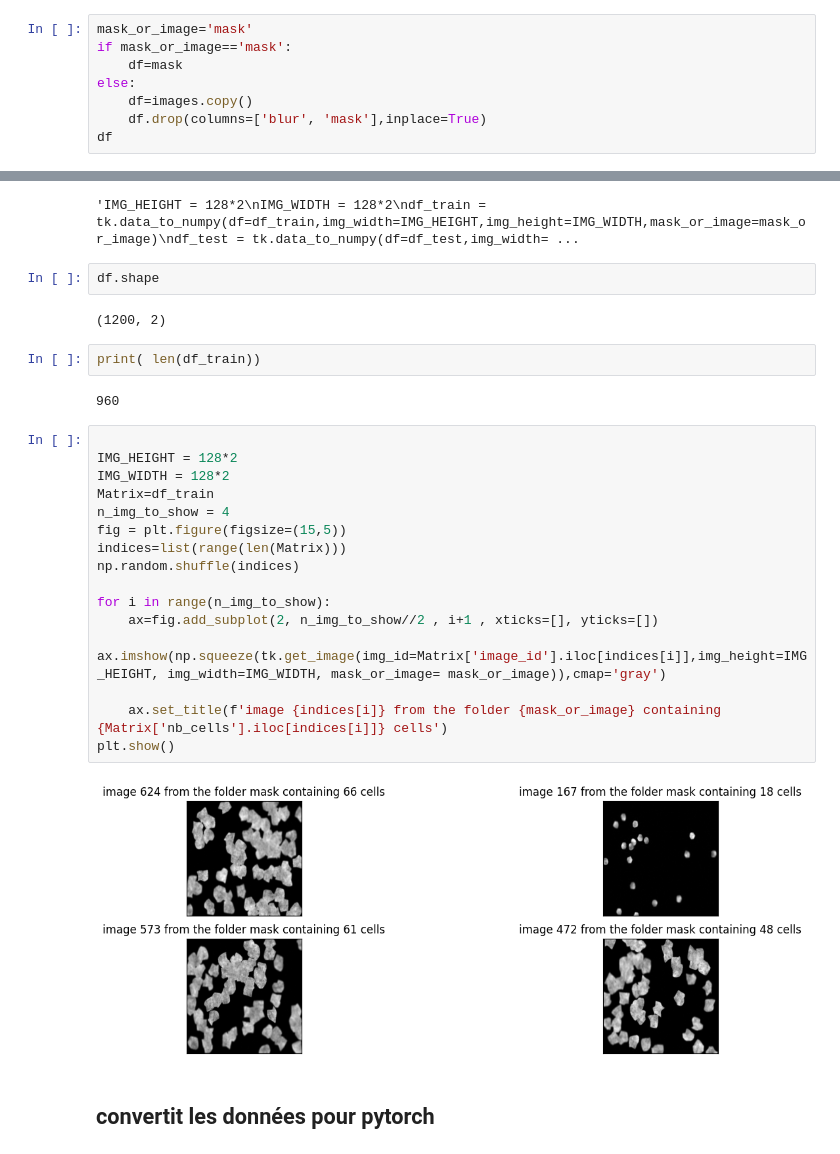
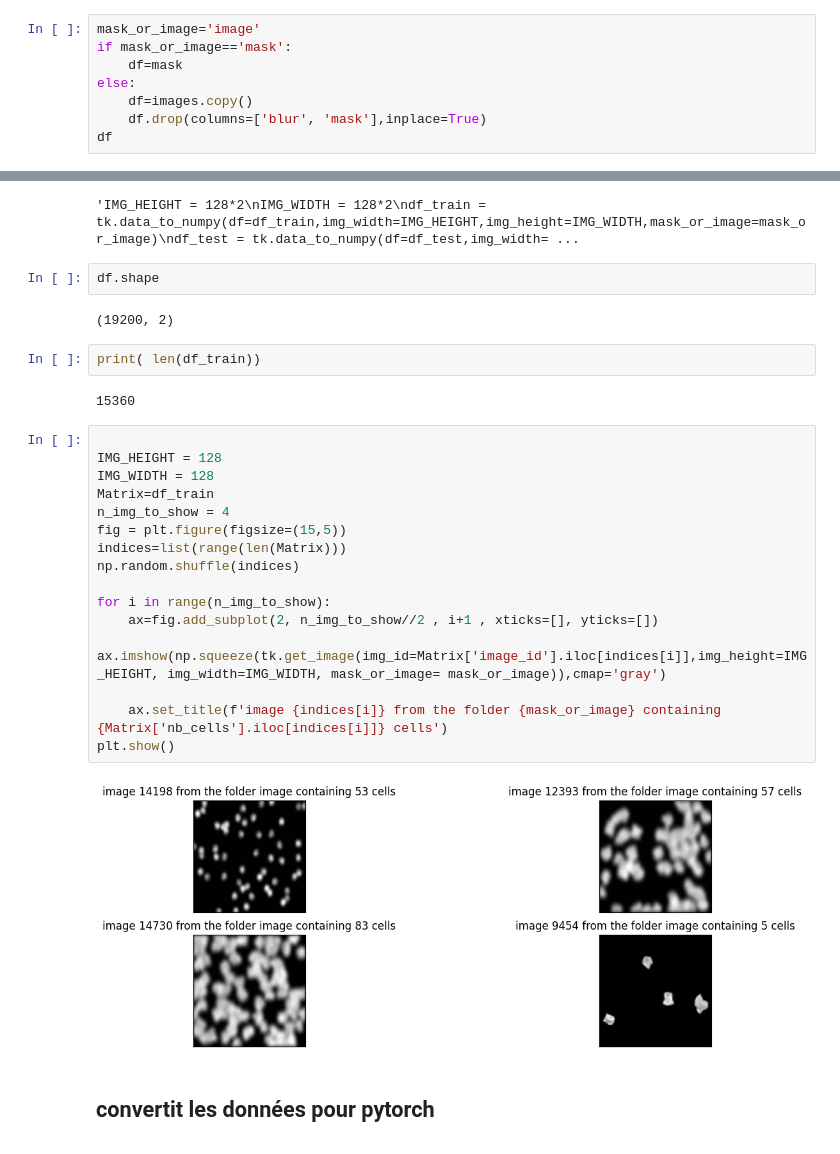
Before and after one commit to Faberra57/cobalt, a Jupyter notebook: CNN/cnn.ipynb, the cells around one changed output, grey strips where cells are left out. Saved outputs shown, nothing was run; the diff lists cells and outputs as text.

```diff
--- a/CNN/cnn.ipynb
+++ b/CNN/cnn.ipynb
@@ -45,7 +45,7 @@ print(' mask =\n',mask .head())
 # %% [markdown]
 Select the data frame that you want to use
 # %%
-mask_or_image='mask'
+mask_or_image='image'
 if mask_or_image=='mask':
     df=mask
 else:
@@ -110,29 +110,29 @@ df_test=df.to_numpy()"""
 # %%
 df.shape
 # %% [output]
-(1200, 2)
+(19200, 2)
 # %%
 print( len(df_train))
 # %% [output]
-960
+15360
 # %%
 
-IMG_HEIGHT = 128*2
-IMG_WIDTH = 128*2
+IMG_HEIGHT = 128
+IMG_WIDTH = 128
 Matrix=df_train
 n_img_to_show = 4
 fig = plt.figure(figsize=(15,5))
 indices=list(range(len(Matrix)))
 np.random.shuffle(indices)
 
 for i in range(n_img_to_show):
     ax=fig.add_subplot(2, n_img_to_show//2 , i+1 , xticks=[], yticks=[])
     ax.imshow(np.squeeze(tk.get_image(img_id=Matrix['image_id'].iloc[indices[i]],img_height=IMG_HEIGHT, img_width=IMG_WIDTH, mask_or_image= mask_or_image)),cmap='gray')
 
     ax.set_title(f'image {indices[i]} from the folder {mask_or_image} containing {Matrix['nb_cells'].iloc[indices[i]]} cells')
 plt.show()
 # %% [output]
-[figure, old version]
+[figure, new version]
 # %% [markdown]
 ## convertit les données pour pytorch
 # %%
```
Also changed, not shown: parts of 17 cells of this notebook, 2 other files.
